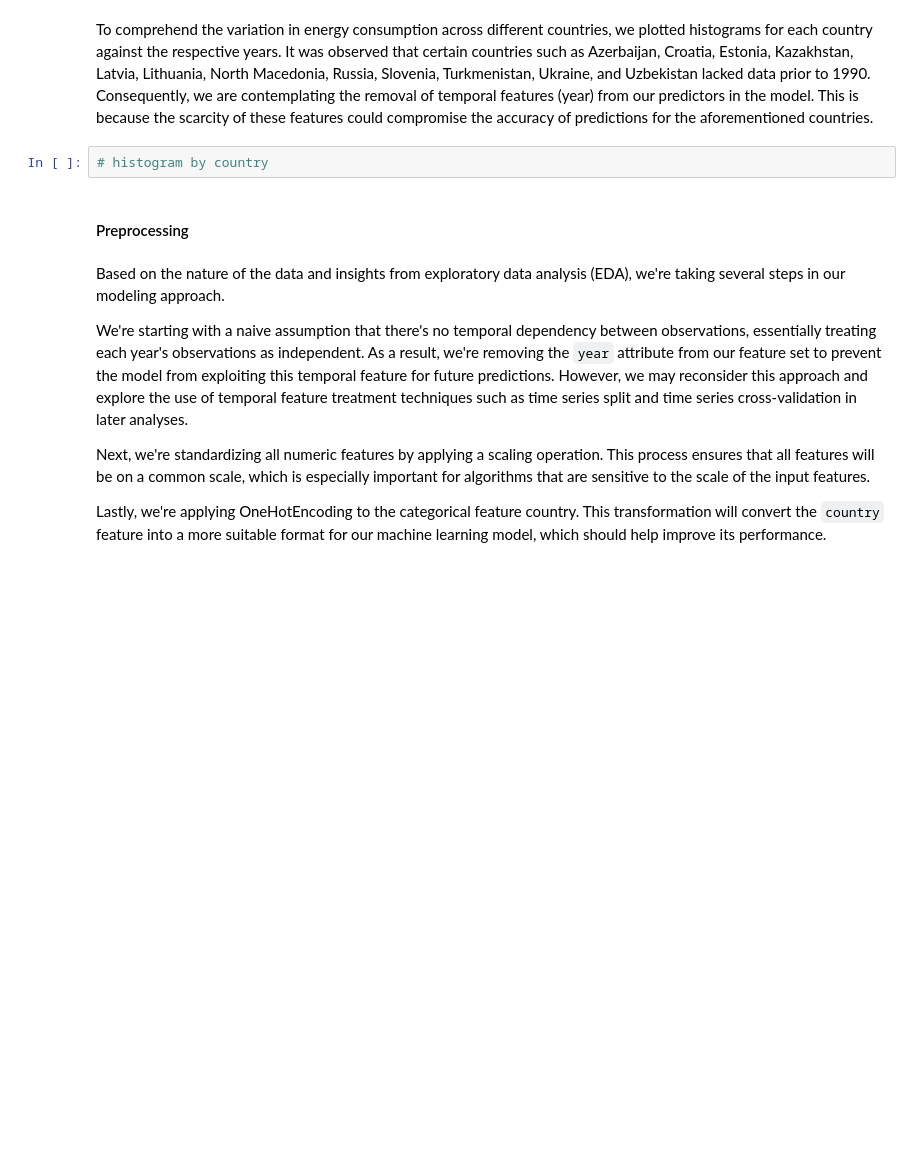
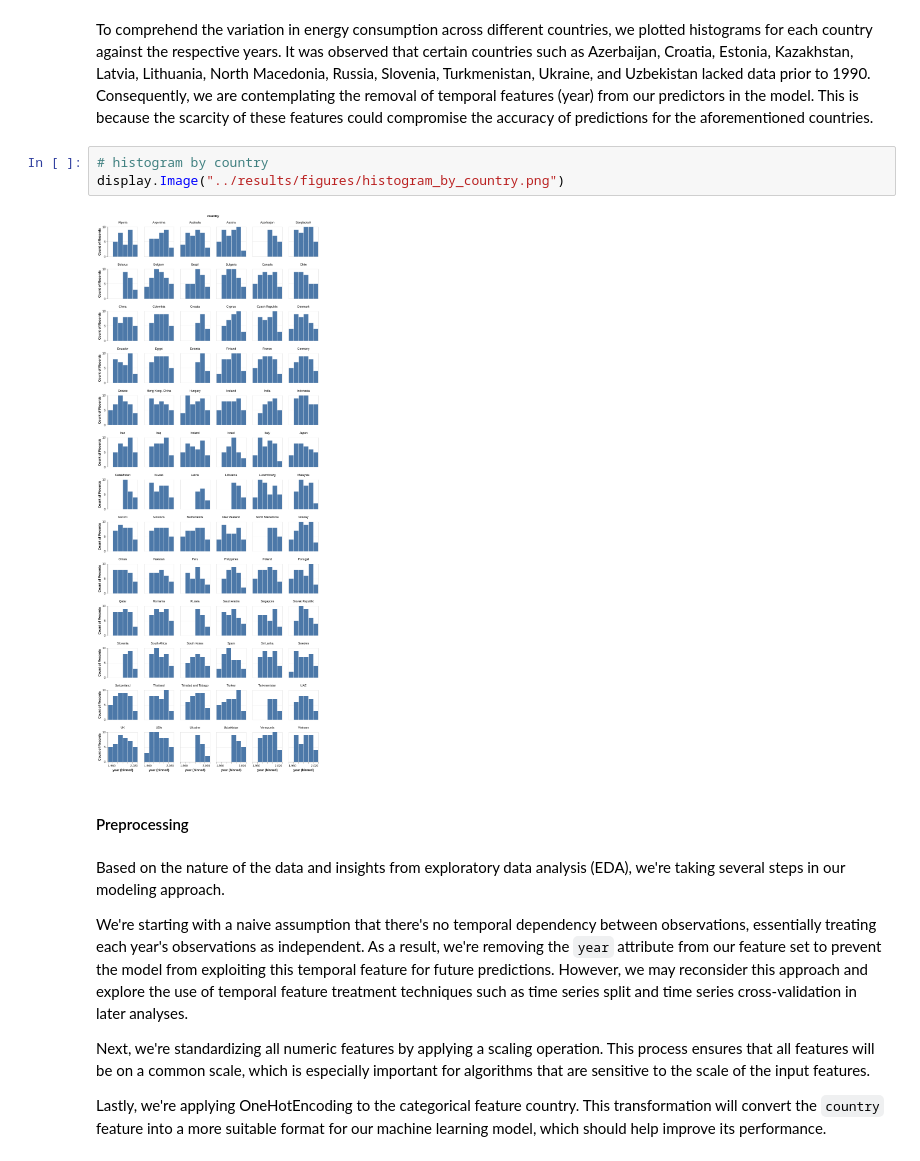
Before and after one commit to UBC-MDS/DSCI_522_Group-11_Save-The-Earth, a Jupyter notebook: report/save_the_earth_model.ipynb, the cells around one changed output. Drawn from its saved outputs; the diff is of its cells as text; blank space fills up the shorter version.

```diff
--- a/report/save_the_earth_model.ipynb
+++ b/report/save_the_earth_model.ipynb
@@ -73,6 +71,9 @@ First, we carried out a cleanup of data types and standardized the units for ene
 To comprehend the variation in energy consumption across different countries, we plotted histograms for each country against the respective years. It was observed that certain countries such as Azerbaijan, Croatia, Estonia, Kazakhstan, Latvia, Lithuania, North Macedonia, Russia, Slovenia, Turkmenistan, Ukraine, and Uzbekistan lacked data prior to 1990. Consequently, we are contemplating the removal of temporal features (year) from our predictors in the model. This is because the scarcity of these features could compromise the accuracy of predictions for the aforementioned countries.
 # %%
 # histogram by country
+display.Image("../results/figures/histogram_by_country.png")
+# %% [output]
+[figure, added]
 # %% [markdown]
 #### Preprocessing
 # %% [markdown]
```
Also changed, not shown: parts of 11 cells of this notebook, 2 other files.
